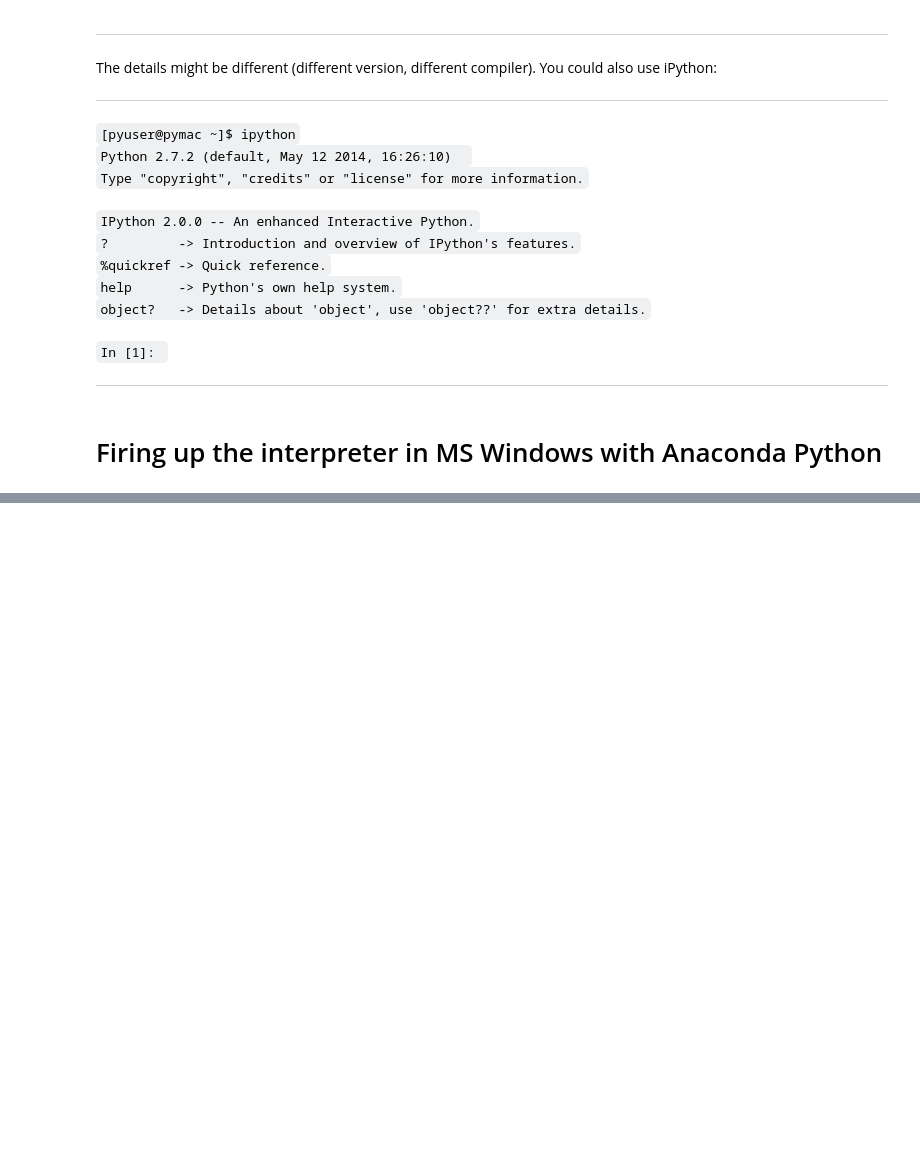
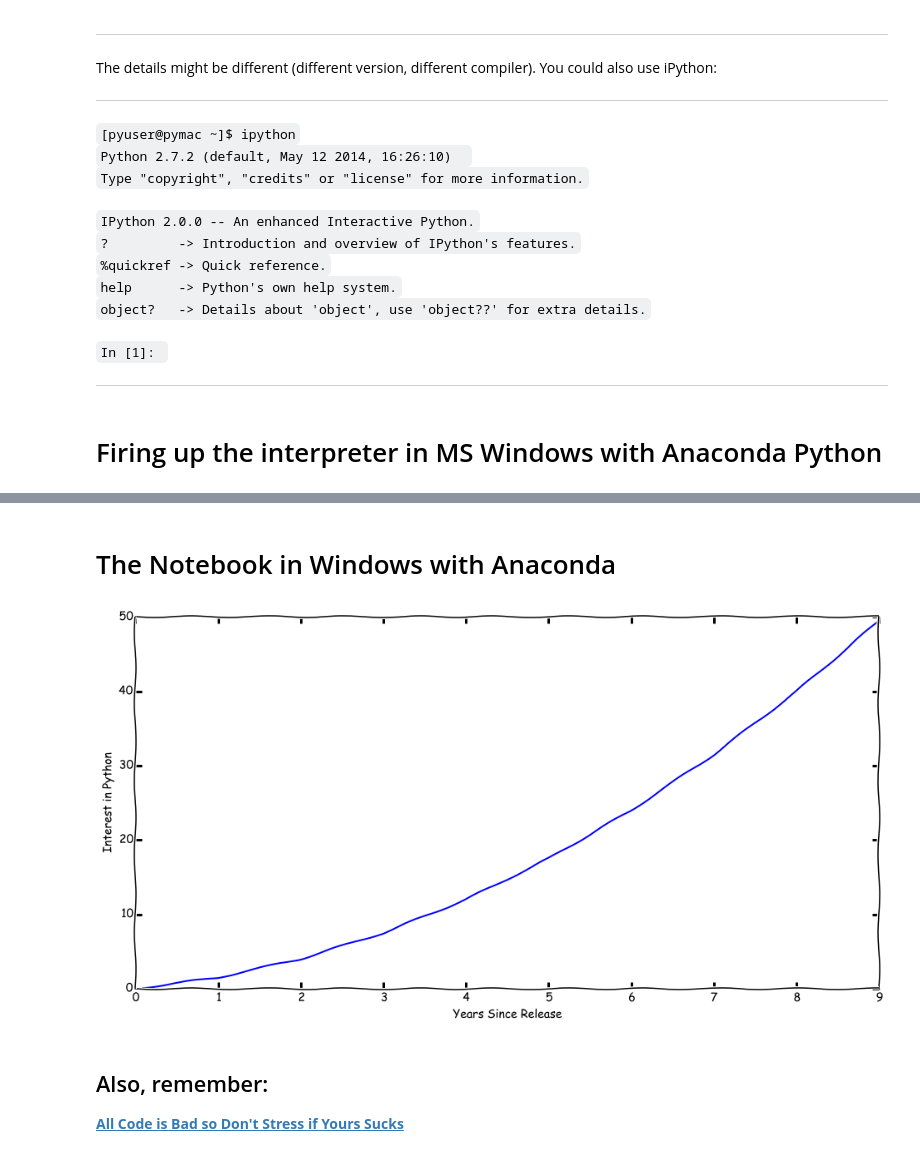
Before and after one commit to kialio/python-bootcamp, a Jupyter notebook: Lectures/00_Introduction/day_1_intro.ipynb, the cells around one changed output, grey strips where cells are left out. Drawn from its saved outputs; the diff is of its cells as text; code cells hidden in the pictures; blank space fills up the shorter version.

Commit message:
Almost complete.  Just missing the windows bits.

```diff
--- a/Lectures/00_Introduction/day_1_intro.ipynb
+++ b/Lectures/00_Introduction/day_1_intro.ipynb
@@ -344,0 +348,2 @@ and a browser window should open that looks like this
+# %% [markdown]
+# The Notebook in Windows with Anaconda
@@ -344,0 +354,14 @@ and a browser window should open that looks like this
+# %%
+plt.xkcd()
+plt.figure(figsize=(16,8))
+x = np.arange(10)
+plt.plot(x,x+0.5*x*x)
+plt.xlabel('Years Since Release')
+plt.ylabel('Interest in Python')
+plt.show()
+# %% [output]
+[figure, added]
+# %% [markdown]
+## Also, remember:
+
+**[All Code is Bad so Don't Stress if Yours Sucks](http://lifehacker.com/all-code-is-bad-so-dont-stress-if-yours-sucks-1569821801)**
```
Also changed, not shown: parts of 3 cells of this notebook.
